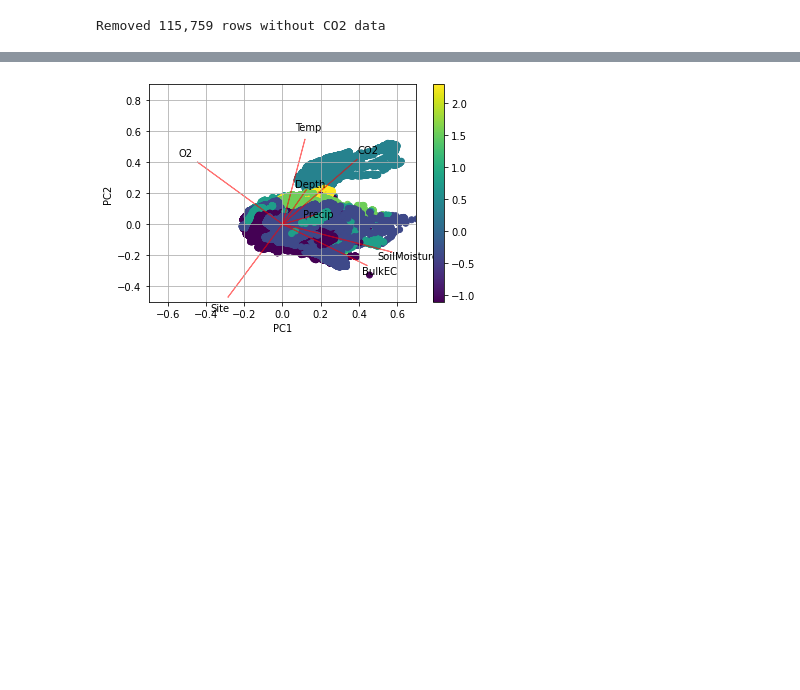
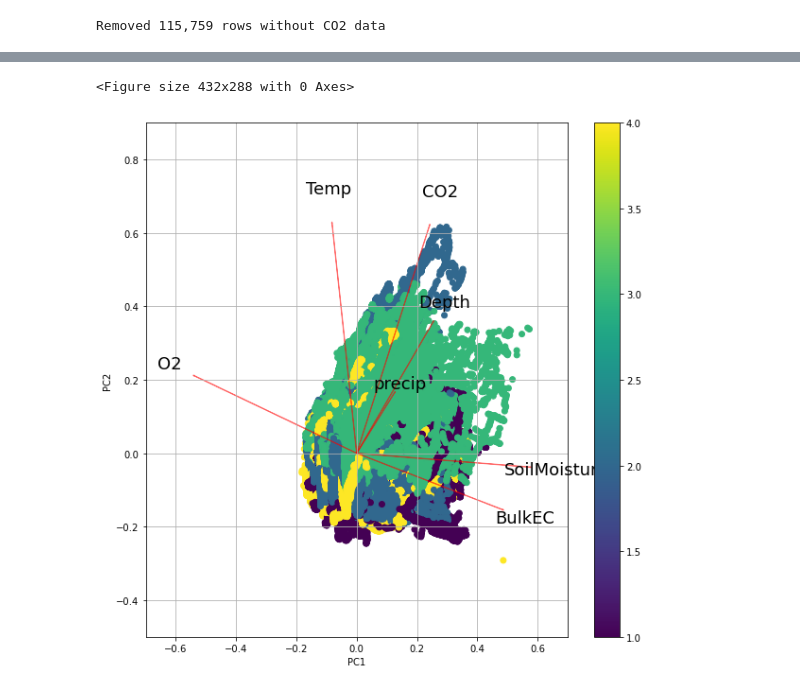
Before and after one commit to mberghouse/CO2-Data, a Jupyter notebook: python_processing/eda/MergeProcessedData.ipynb, the cells around one changed output, grey strips where cells are left out. Cells and saved outputs as stored; diff of their text form; code cells hidden in the pictures; blank space fills up the shorter version.

Commit message:
More graphs
Added more PCA graphs, an output dataframe (called df_out) to compare predictions with actual values, and various graphs to evaluate model performance

```diff
--- a/python_processing/eda/MergeProcessedData.ipynb
+++ b/python_processing/eda/MergeProcessedData.ipynb
@@ -173,5 +185,5 @@ from sklearn.preprocessing import StandardScaler
 # %%
-df.drop(columns=['WaterPotential', 'ReductionPotential', 'Pit', 'timestamp'],
+df.drop(columns=['WaterPotential', 'ReductionPotential'],
         inplace=True)
 
 df=df.dropna()
@@ -226,7 +237,7 @@ pca = PCA(.95)
 pca.fit(df_st)
 df_st_transform = pca.transform(df_st)
 df_st_transform
-df_st=df_st[df_st_transform[:,0]<=12]
+df_st=df_st[df_st_transform[:,0]<=14]
 pca = PCA(.95)
 pca.fit(df_st)
 df_st_transform = pca.transform(df_st)
@@ -272,0 +279,30 @@ plt.show()
+# %%
+#PCA colored by pit
+
+def myplot(score,coeff,labels=None):
+    xs = score[:,0]
+    ys = score[:,1]
+    n = coeff.shape[0]
+
+    scalex = 1.0/(xs.max() - xs.min())
+    scaley = 1.0/(ys.max() - ys.min())
+    fig=plt.gcf()
+    plt.figure(figsize=(10,10))
+    plt.scatter(xs * scalex,ys * scaley, c = df.Pit[0:len(df_st)])#df_st[:,6])
+    for i in range(n):
+        plt.arrow(0, 0, coeff[i,0], coeff[i,1],color = 'r',alpha = 0.5)
+        if labels is None:
+            plt.text(coeff[i,0]* 1.15, coeff[i,1] * 1.15, df_reindex.columns.values[i], color = 'k', ha = 'right', va = 'bottom', fontsize=18)
+        else:
+            plt.text(coeff[i,0]* 1.15, coeff[i,1] * 1.15, labels[i], color = 'g', ha = 'center', va = 'center')
+
+    plt.xlim(-.7,.7)
+    plt.ylim(-.5,.9)
+    plt.xlabel("PC{}".format(1))
+    plt.ylabel("PC{}".format(2))
+    plt.grid()
+    plt.colorbar()
+
+#Call the function. Use only the 2 PCs.
+myplot(df_st_transform[:,0:2],np.transpose(pca.components_[0:2, :]))
+plt.show()
@@ -273,27 +312,33 @@ plt.show()
 # %%
+#PCA colored by site
+
 def myplot(score,coeff,labels=None):
     xs = score[:,0]
     ys = score[:,1]
     n = coeff.shape[0]
 
     scalex = 1.0/(xs.max() - xs.min())
     scaley = 1.0/(ys.max() - ys.min())
-    plt.scatter(xs * scalex,ys * scaley, c = df_st[:,6])
+    fig=plt.gcf()
+    plt.figure(figsize=(10,10))
+    plt.scatter(xs * scalex,ys * scaley, c = df.Season[0:len(df_st)])#df_st[:,6])
     for i in range(n):
         plt.arrow(0, 0, coeff[i,0], coeff[i,1],color = 'r',alpha = 0.5)
         if labels is None:
-            plt.text(coeff[i,0]* 1.15, coeff[i,1] * 1.15, df.columns.values[i], color = 'k', ha = 'center', va = 'center')
+            plt.text(coeff[i,0]* 1.15, coeff[i,1] * 1.15, df_reindex.columns.values[i], color = 'k', ha = 'center', va = 'center', fontsize=18)
         else:
             plt.text(coeff[i,0]* 1.15, coeff[i,1] * 1.15, labels[i], color = 'g', ha = 'center', va = 'center')
+
     plt.xlim(-.7,.7)
     plt.ylim(-.5,.9)
     plt.xlabel("PC{}".format(1))
     plt.ylabel("PC{}".format(2))
     plt.grid()
     plt.colorbar()
 
 #Call the function. Use only the 2 PCs.
 myplot(df_st_transform[:,0:2],np.transpose(pca.components_[0:2, :]))
 plt.show()
 # %% [output]
+<Figure size 432x288 with 0 Axes>
-[figure, old version]
+[figure, new version]
```
Also changed, not shown: parts of 37 cells of this notebook.
